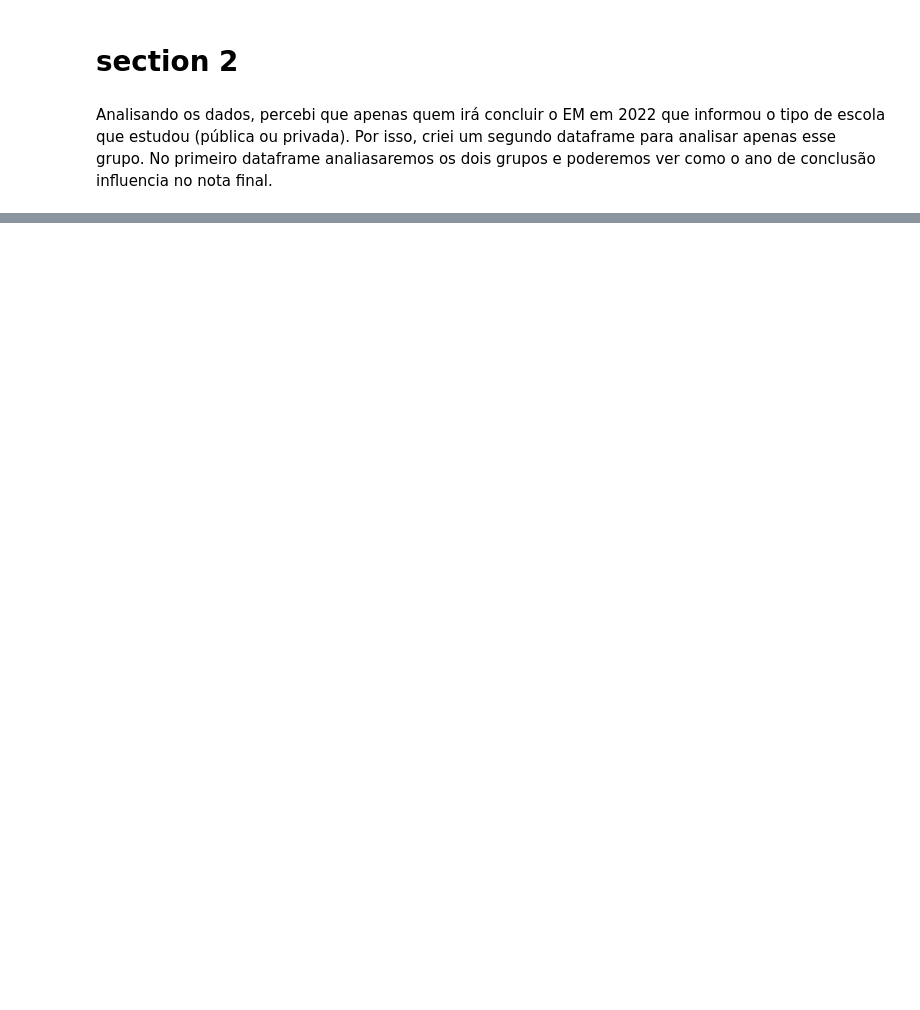
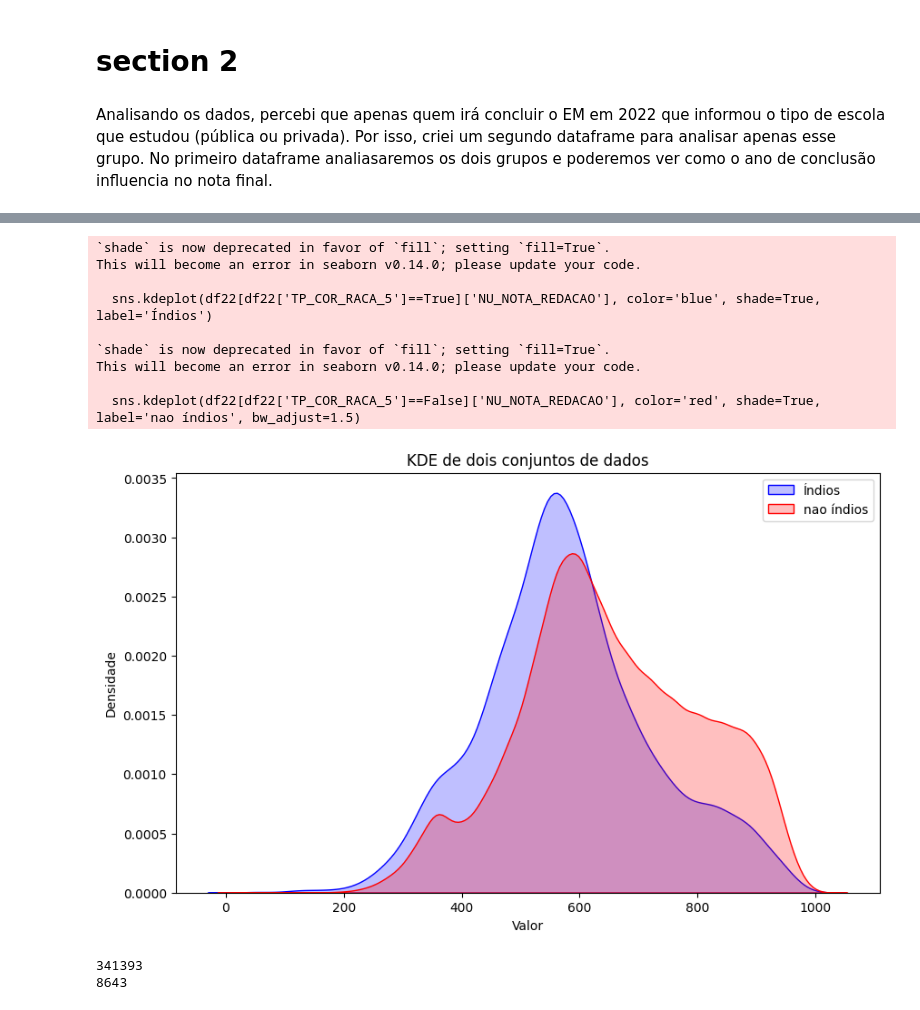
Before and after one commit to rafael1509/Modelagem-Estatistica, a Jupyter notebook: codes/trabalho_oficial.ipynb, the cells around one changed output, grey strips where cells are left out. Saved outputs shown, nothing was run; the diff lists cells and outputs as text; code cells hidden in the pictures; blank space fills up the shorter version.

```diff
--- a/codes/trabalho_oficial.ipynb
+++ b/codes/trabalho_oficial.ipynb
@@ -330,0 +394,36 @@ plt.show()
+# %%
+# Criar o gráfico KDE com Seaborn
+plt.figure(figsize=(10, 6))
+
+# KDE para o primeiro conjunto de dados
+sns.kdeplot(df22[df22['TP_COR_RACA_5']==True]['NU_NOTA_REDACAO'], color='blue', shade=True, label='Índios')
+
+# KDE para o segundo conjunto de dados
+sns.kdeplot(df22[df22['TP_COR_RACA_5']==False]['NU_NOTA_REDACAO'], color='red', shade=True, label='nao índios', bw_adjust=1.5)
+
+# Adicionar título e rótulos
+plt.title('KDE de dois conjuntos de dados')
+plt.xlabel('Valor')
+plt.ylabel('Densidade')
+
+# Adicionar legenda
+plt.legend()
+
+# Mostrar o gráfico
+plt.show()
+
+print(len(df22[df22['TP_COR_RACA_5']==False]))
+print(len(df22[df22['TP_COR_RACA_5']==True]))
+# %% [output]
+`shade` is now deprecated in favor of `fill`; setting `fill=True`.
+This will become an error in seaborn v0.14.0; please update your code.
+
+  sns.kdeplot(df22[df22['TP_COR_RACA_5']==True]['NU_NOTA_REDACAO'], color='blue', shade=True, label='Índios')
+
+`shade` is now deprecated in favor of `fill`; setting `fill=True`.
+This will become an error in seaborn v0.14.0; please update your code.
+
+  sns.kdeplot(df22[df22['TP_COR_RACA_5']==False]['NU_NOTA_REDACAO'], color='red', shade=True, label='nao índios', bw_adjust=1.5)
+[figure, added]
+341393
+8643
```
Also changed, not shown: parts of 17 cells of this notebook.
